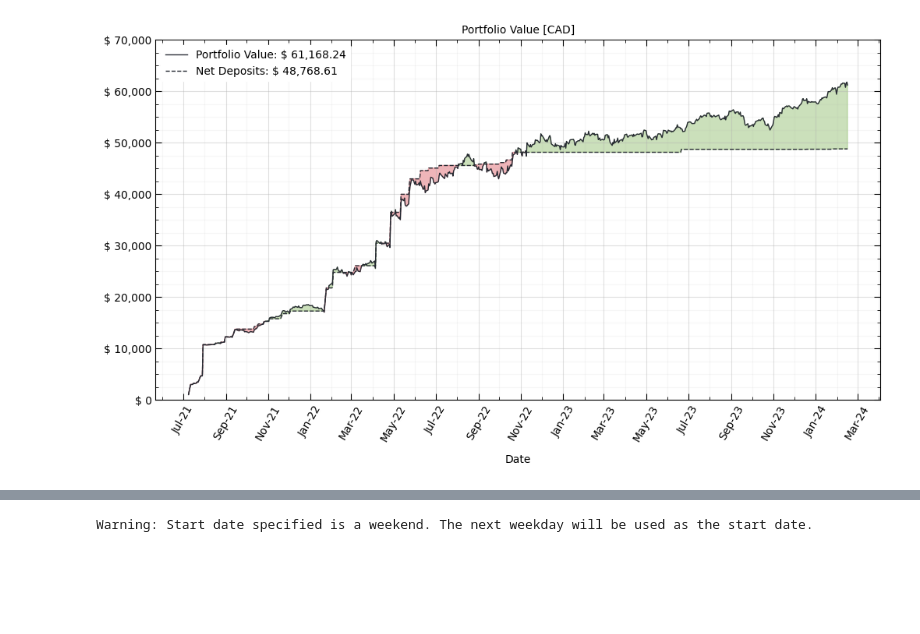
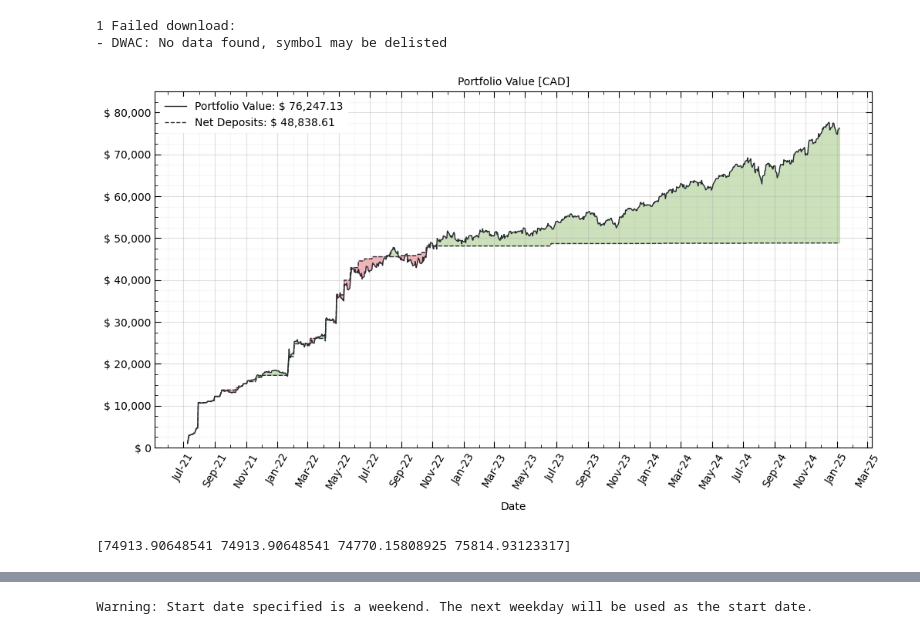
Before and after one commit to JakubStacho/portfolio-tracker, a Jupyter notebook: testNB.ipynb, the cells around one changed output, grey strips where cells are left out. Drawn from its saved outputs; the diff is of its cells as text; code cells hidden in the pictures; blank space fills up the shorter version.

Commit message:
Accounted for stock split bug and updated history

```diff
--- a/testNB.ipynb
+++ b/testNB.ipynb
@@ -23,19 +23,22 @@ import modules.investingHelpers as investment
 # - Plotting module
 # - Money weighted ror -> converges to 0?
 # %%
-end_date = dt.datetime.now().replace(hour=0, minute=0, second=0, microsecond=0) - dt.timedelta(days=2)
-#end_date = dt.datetime(2022,8,6) # Year, month, day
+#end_date = dt.datetime.now().replace(hour=0, minute=0, second=0, microsecond=0) - dt.timedelta(days=2)
+end_date = dt.datetime(2025,1,6) # Year, month, day
 start_date = dt.datetime(2021,7,9) # Year, month, day
 
 # Calculate portfolio metrics
 myPortfolio = investment.Portfolio()
-myPortfolio.AddTransactions('./data/2024-02-18-History.tsv')
+myPortfolio.AddTransactions('./data/2024-12-31-History.tsv')
 myPortfolio.TrackValue(start_date, end_date)
 
 # Pull and process any additional data needed
 sp500 = investment.Stock('^GSPC')
 sp500.PullData(start_date, end_date, closure_buffer=0)
 sp500.CalculateReturns()
+# %% [output]
+1 Failed download:
+- DWAC: No data found, symbol may be delisted
 # %%
 plot_colours = {'black':  '#282c34',
                 'green':  '#98c379',
@@ -50,7 +53,7 @@ plot_colours = {'black':  '#282c34',
 
 # Plotting parameters
 y_min = 0
-y_max = 70000
+y_max = 85000
 #y_ticks = np.linspace(y_min, y_max, int(((y_max-y_min)/10)+1))
 
 fig, ax = plt.subplots(figsize=(12, 6))
@@ -82,31 +85,35 @@ ax.yaxis.set_major_formatter('$ {x:1,.0f}')
 
 plt.xticks(rotation = 60)
 #plt.yticks(y_ticks)
 
 # https://www.earthdatascience.org/courses/use-data-open-source-python/use-time-series-data-in-python/date-time-types-in-pandas-python/customize-dates-matplotlib-plots-python/
 
 #ax.xaxis.set_minor_locator(MonthLocator(bymonthday=[10,20], interval = 1))
 ax.xaxis.set_major_locator(mdates.MonthLocator(interval=2))
 ax.xaxis.set_minor_locator(mdates.MonthLocator(interval=1))
 #ax.xaxis.set_minor_locator(AutoMinorLocator(4))
 
 ax.yaxis.set_minor_locator(AutoMinorLocator(4))
 
 ax.tick_params(bottom=True, top=True, left=True, right=True)
 ax.tick_params(axis='both', which='both', top=True, bottom=True,
                left=True, right=True, labelsize=10, length=6, direction='in')
 ax.tick_params(axis='both', which='minor', top=True, bottom=True,
                left=True, right=True, length=3, direction='in')
 
 plt.ylim([y_min,y_max])
 
 plt.grid(which='major', alpha=0.4)
 plt.grid(which='minor', alpha=0.1)
 plt.tick_params(axis='both',labelsize=10)
 
 legend = plt.legend(fontsize=10, loc='upper left', frameon=True, framealpha=1)
 legend.get_frame().set_color('white')
 
 plt.show()
 # %% [output]
-[figure, old version]
+[figure, new version]
+# %%
+print(myPortfolio.value_history[-5:-1])
+# %% [output]
+[74913.90648541 74913.90648541 74770.15808925 75814.93123317]
```
Also changed, not shown: parts of 2 cells of this notebook, 3 other files.
